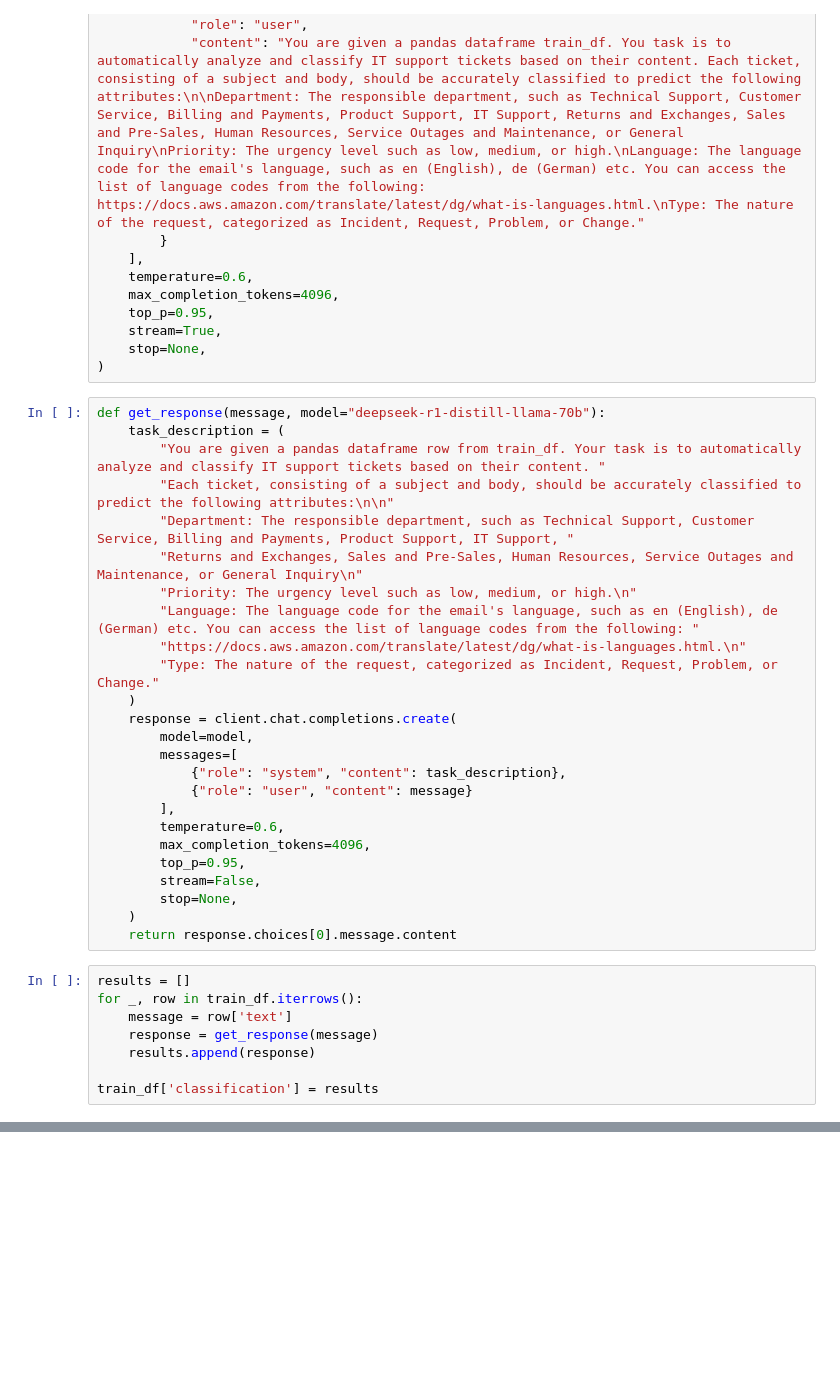
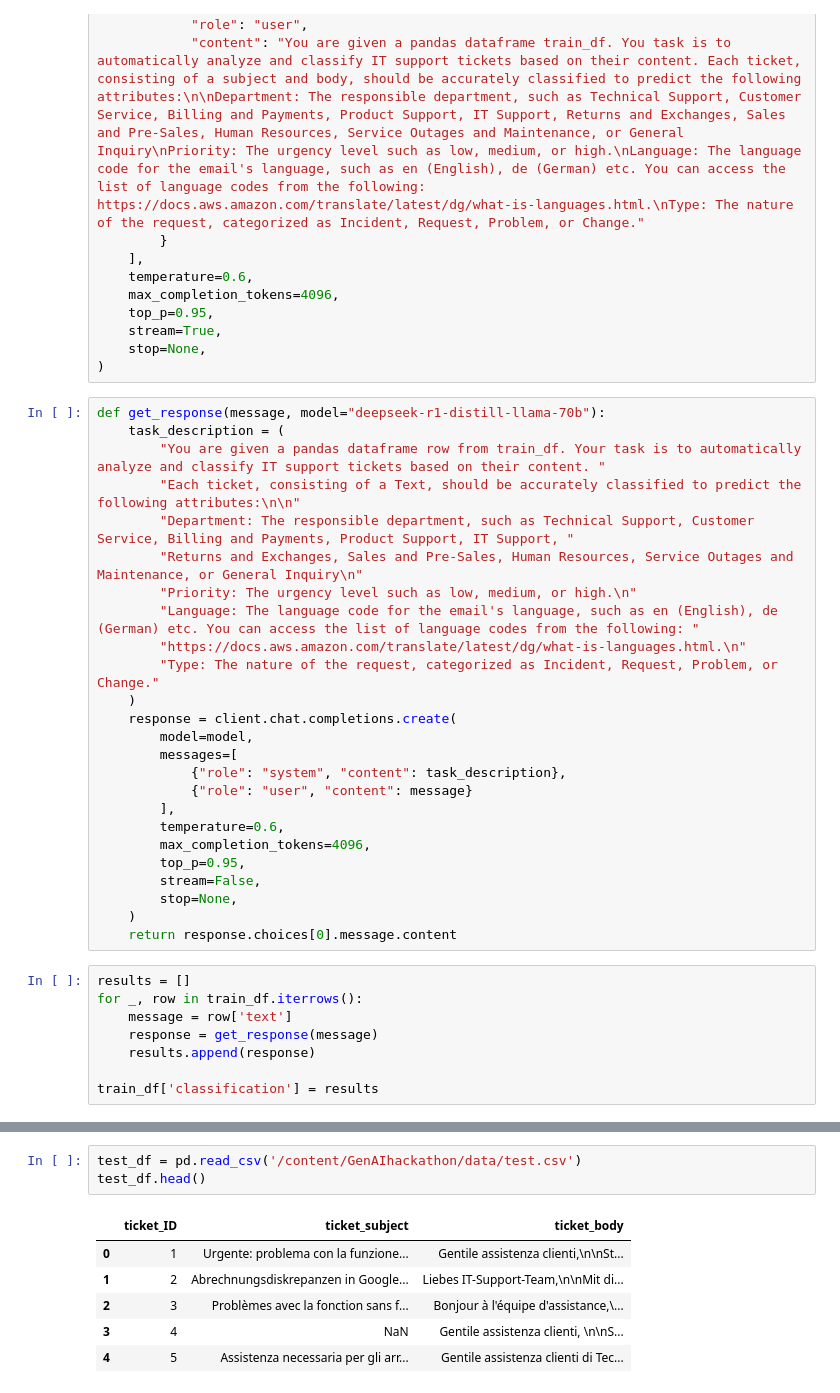
Before and after one commit to avaneeshp23/GenAIhackathon, a Jupyter notebook: genaihackathon.ipynb, the cells around one changed output, grey strips where cells are left out. Cells and saved outputs as stored; diff of their text form; blank space fills up the shorter version.

```diff
--- a/genaihackathon.ipynb
+++ b/genaihackathon.ipynb
@@ -105,7 +105,7 @@ completion = client.chat.completions.create(
 def get_response(message, model="deepseek-r1-distill-llama-70b"):
     task_description = (
         "You are given a pandas dataframe row from train_df. Your task is to automatically analyze and classify IT support tickets based on their content. "
-        "Each ticket, consisting of a subject and body, should be accurately classified to predict the following attributes:\n\n"
+        "Each ticket, consisting of a Text, should be accurately classified to predict the following attributes:\n\n"
         "Department: The responsible department, such as Technical Support, Customer Service, Billing and Payments, Product Support, IT Support, "
         "Returns and Exchanges, Sales and Pre-Sales, Human Resources, Service Outages and Maintenance, or General Inquiry\n"
         "Priority: The urgency level such as low, medium, or high.\n"
@@ -143,3 +143,13 @@ train_df.head()
 | 2 | Consulta sobre Servicios de Consu... | General Inquiry | Request | medium | es | <think>\nOkay, I need to classify... |
 | 3 | Demande de mise à jour des dossie... | Human Resources | Change | low | fr | <think>\nOkay, I'm trying to figu... |
 | 4 | Issues with Slack connection affe... | Product Support | Problem | medium | en | <think>\nOkay, so I need to class... |
+# %%
+test_df = pd.read_csv('/content/GenAIhackathon/data/test.csv')
+test_df.head()
+# %% [output]
+|  | ticket_ID | ticket_subject | ticket_body |
+| 0 | 1 | Urgente: problema con la funzione... | Gentile assistenza clienti,\n\nSt... |
+| 1 | 2 | Abrechnungsdiskrepanzen in Google... | Liebes IT-Support-Team,\n\nMit di... |
+| 2 | 3 | Problèmes avec la fonction sans f... | Bonjour à l'équipe d'assistance,\... |
+| 3 | 4 | NaN | Gentile assistenza clienti, \n\nS... |
+| 4 | 5 | Assistenza necessaria per gli arr... | Gentile assistenza clienti di Tec... |
```
